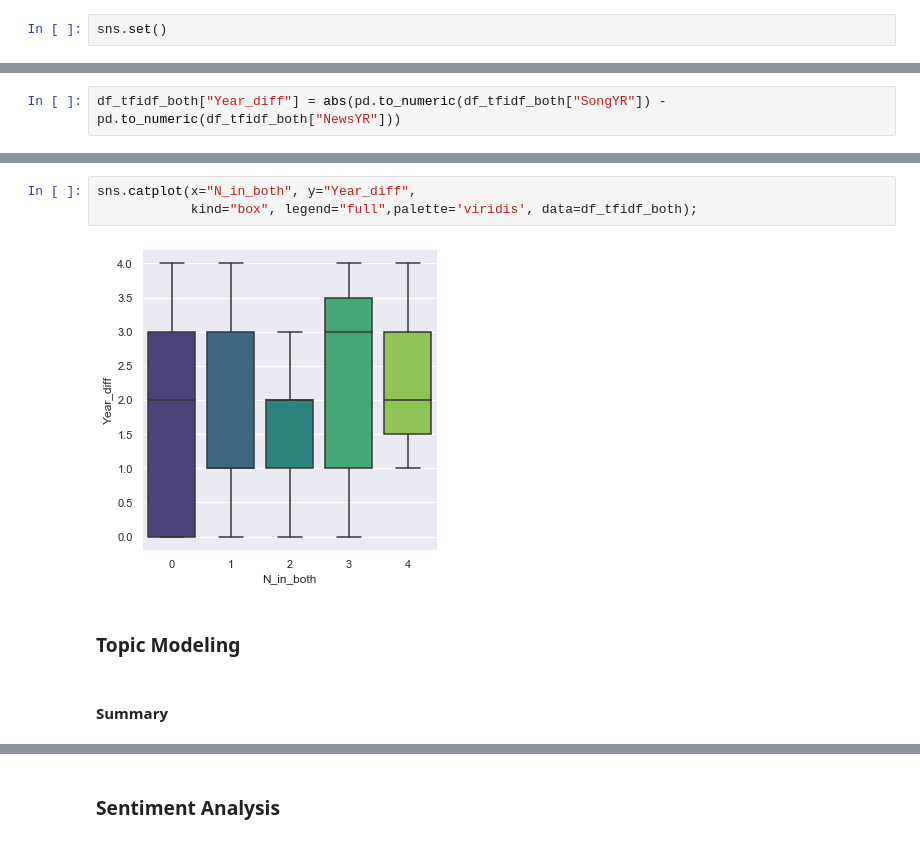
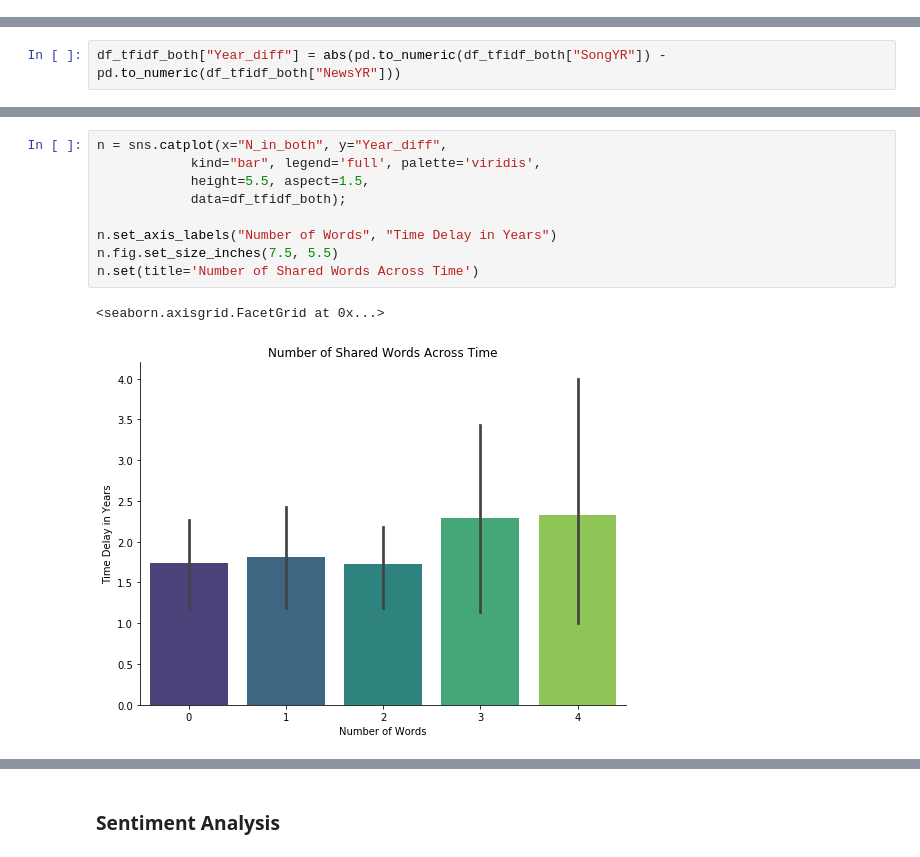
Before and after one commit to Yuerong2/final_projects, a Jupyter notebook: PresentationNotebook.ipynb, the cells around one changed output, grey strips where cells are left out. Cells and saved outputs as stored; diff of their text form.

```diff
--- a/PresentationNotebook.ipynb
+++ b/PresentationNotebook.ipynb
@@ -102,2 +82,0 @@ from_2011_to_2015 = df_tfidf_top[(df_tfidf_top['Year'] == 2011) | (df_tfidf_top[
-# %%
-sns.set()
@@ -154,9 +97,12 @@ data=df_tfidf_both)
-# %%
-sns.catplot(x="N_in_both", y="Year_diff",
-            kind="box", legend="full",palette='viridis', data=df_tfidf_both);
-# %% [output]
-[figure, removed]
-# %% [markdown]
-### Topic Modeling
-# %% [markdown]
-#### Summary
+# %%
+n = sns.catplot(x="N_in_both", y="Year_diff",
+            kind="bar", legend='full', palette='viridis',
+            height=5.5, aspect=1.5,
+            data=df_tfidf_both);
+
+n.set_axis_labels("Number of Words", "Time Delay in Years")
+n.fig.set_size_inches(7.5, 5.5)
+n.set(title='Number of Shared Words Across Time')
+# %% [output]
+<seaborn.axisgrid.FacetGrid at 0x...>
+[figure, added]
```
Also changed, not shown: parts of 30 cells of this notebook.
